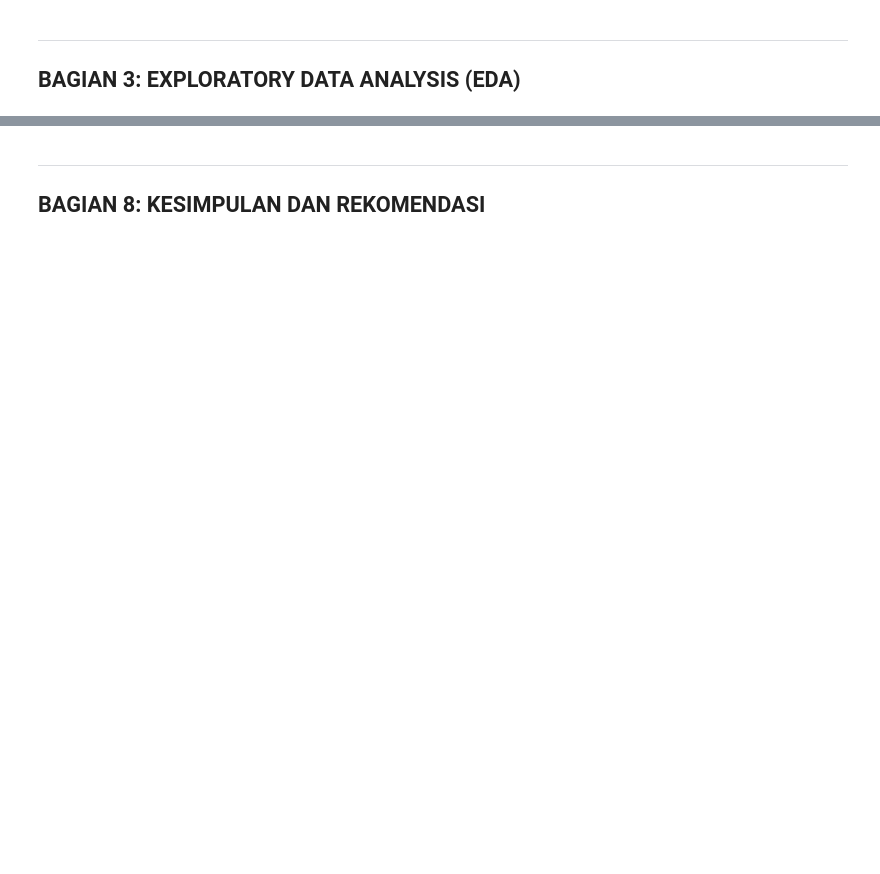
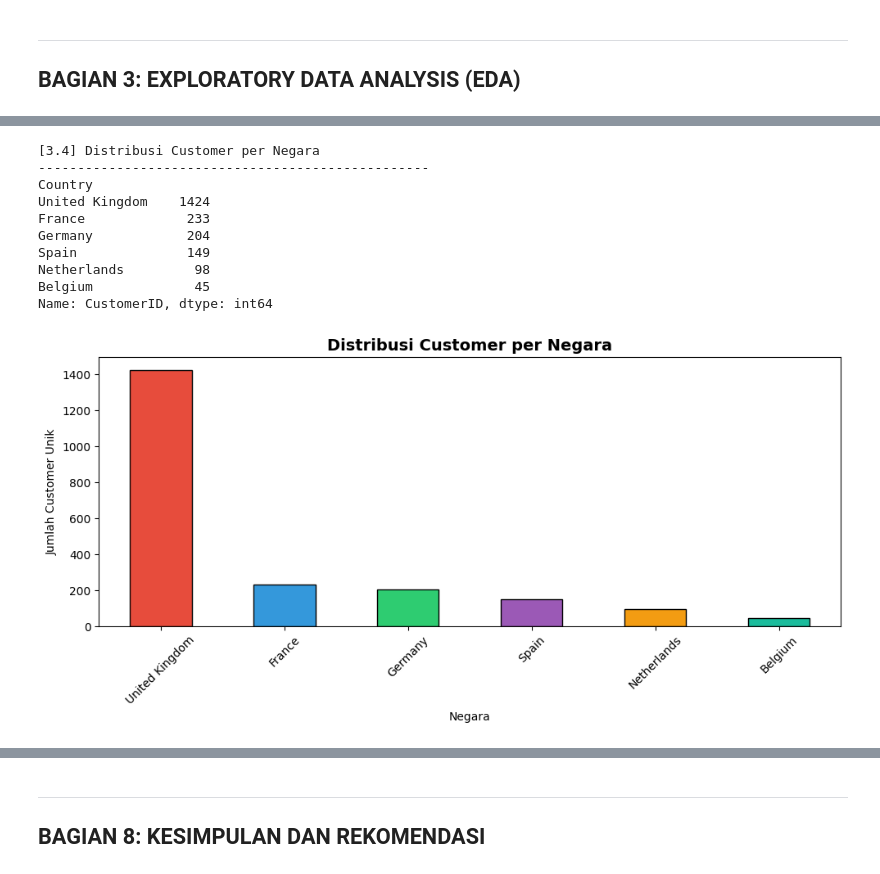
Before and after one commit to rehanalfarizu/big-data-mining-, a Jupyter notebook: Final_Project_BigData_Mining.ipynb, the cells around one changed output, grey strips where cells are left out. Cells and saved outputs as stored; diff of their text form; code cells hidden in the pictures; blank space fills up the shorter version.

```diff
--- a/Final_Project_BigData_Mining.ipynb
+++ b/Final_Project_BigData_Mining.ipynb
@@ -180,16 +356,31 @@ plt.show()
 # %%
-# 3.4 Missing Values
-print("\n[3.4] Pengecekan Missing Values")
+# 3.4 Distribusi Customer per Negara
+print("\n[3.4] Distribusi Customer per Negara")
 print("-"*50)
 
-missing = df_churn.isnull().sum()
-if missing.sum() > 0:
-    print("Kolom dengan missing values:")
-    print(missing[missing > 0])
-else:
-    print("Tidak ada missing values (NULL)!")
+country_dist = df_retail.groupby('Country')['CustomerID'].nunique().sort_values(ascending=False)
+print(country_dist)
 
-# Cek nilai kosong string di TotalCharges
-empty_total = (df_churn['TotalCharges'] == ' ').sum()
-print(f"\nNilai kosong (string) di TotalCharges: {empty_total}")
+# Visualisasi
+fig, ax = plt.subplots(figsize=(10, 5))
+colors = ['#e74c3c', '#3498db', '#2ecc71', '#9b59b6', '#f39c12', '#1abc9c']
+country_dist.plot(kind='bar', color=colors, edgecolor='black', ax=ax)
+ax.set_title('Distribusi Customer per Negara', fontsize=14, fontweight='bold')
+ax.set_ylabel('Jumlah Customer Unik')
+ax.set_xlabel('Negara')
+plt.xticks(rotation=45)
+plt.tight_layout()
+plt.show()
+# %% [output]
+[3.4] Distribusi Customer per Negara
+--------------------------------------------------
+Country
+United Kingdom    1424
+France             233
+Germany            204
+Spain              149
+Netherlands         98
+Belgium             45
+Name: CustomerID, dtype: int64
+[figure, added]
 # %%
```
Also changed, not shown: parts of 44 cells of this notebook, 2 other files.
